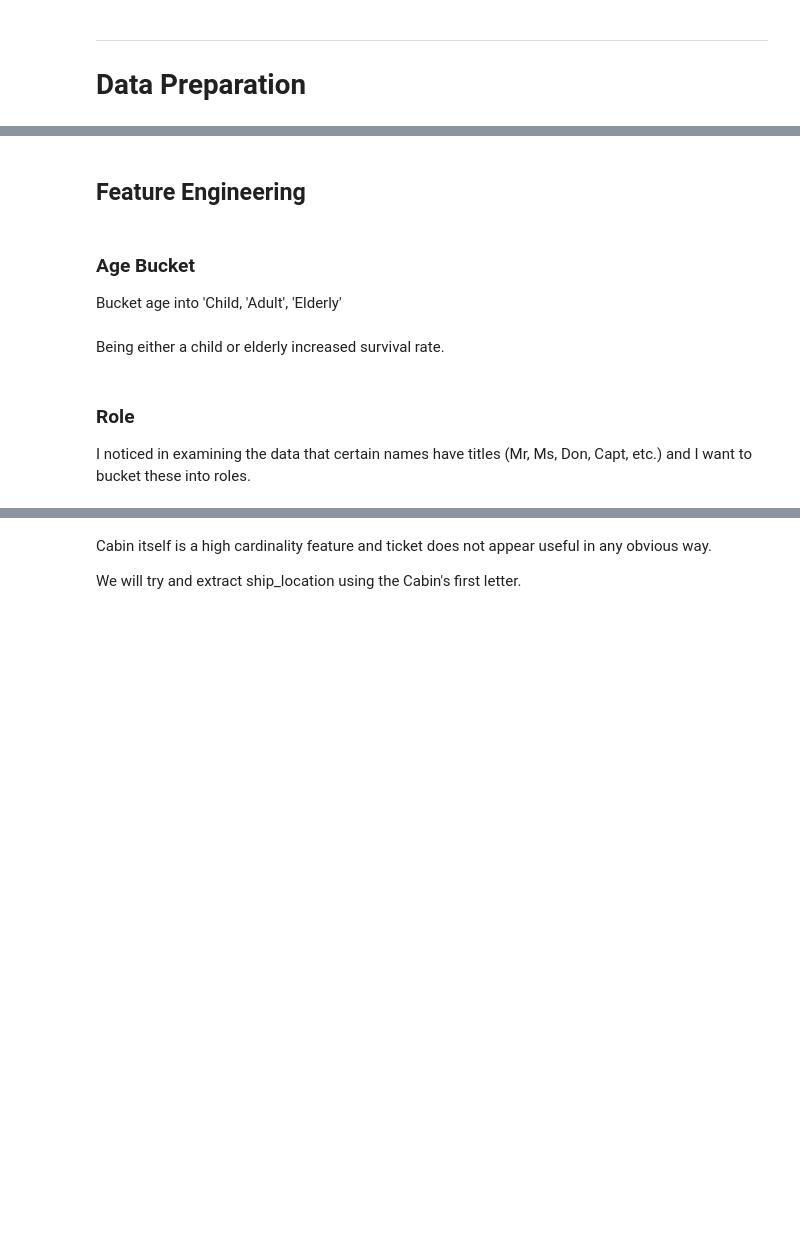
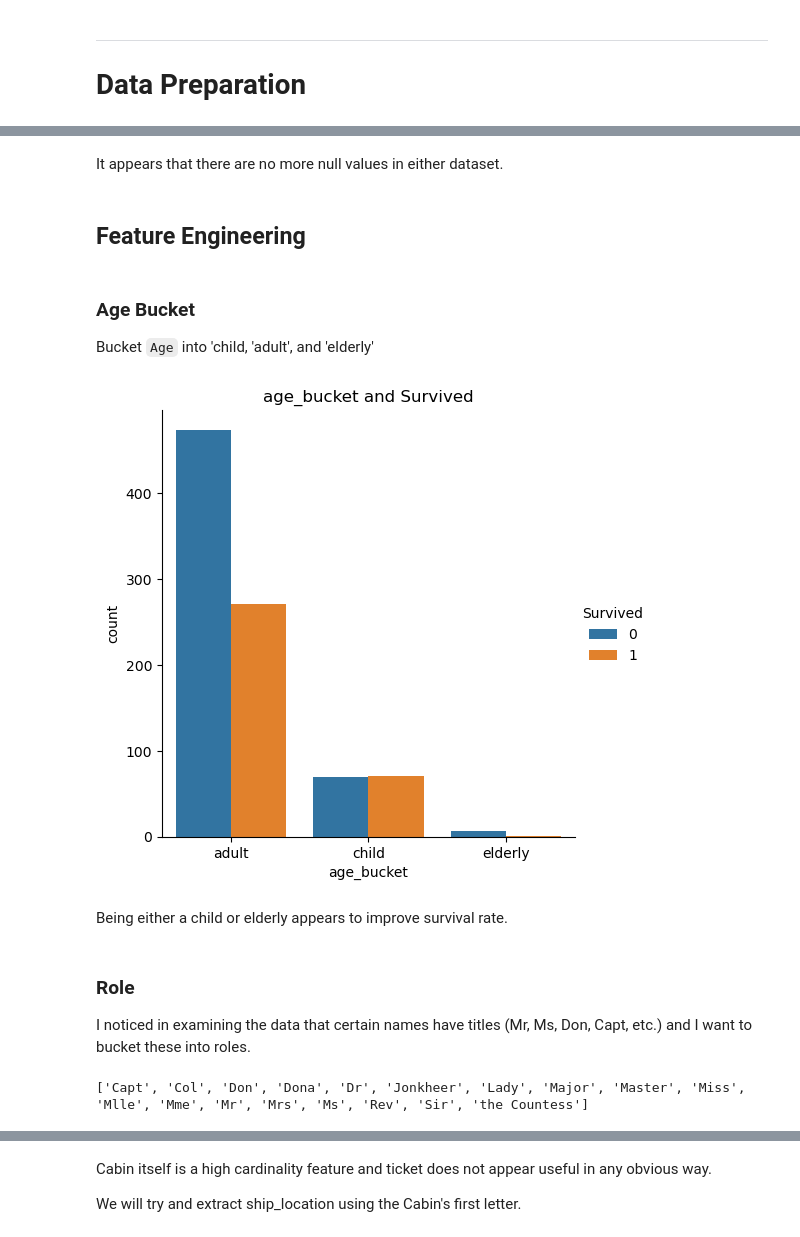
Before and after one commit to levimjoseph/kaggle-public, a Jupyter notebook: titanic-classification.ipynb, the cells around one changed output, grey strips where cells are left out. Saved outputs shown, nothing was run; the diff lists cells and outputs as text; code cells hidden in the pictures; blank space fills up the shorter version.

```diff
--- a/titanic-classification.ipynb
+++ b/titanic-classification.ipynb
@@ -176,3 +297,10 @@ e_test_df['Embarked'] = e_test_df['Embarked'].fillna(e_test_df['Embarked'].mode(
+# %%
+# Cabin impute
+train_df['Cabin'] = train_df['Cabin'].fillna('NA')
+test_df['Cabin'] = test_df['Cabin'].fillna('NA')
+# %%
+# Embarked impute using mode
+train_df['Embarked'] = train_df['Embarked'].fillna(train_df['Embarked'].mode()[0])
 # %%
 # checking Age for distribution and outliers
 sns.boxplot(x='Age', data=train_df).set(title='Age Distribution')
@@ -192,0 +318,7 @@ e_test_df['Fare'] = e_test_df['Fare'].fillna(e_test_df['Fare'].median())
+# %%
+# Age impute
+train_age_mean = train_df['Age'].mean()
+
+train_df['Age'] = train_df['Age'].fillna(train_age_mean)
+
+test_df['Age'] = test_df['Age'].fillna(train_age_mean)
@@ -199,23 +377,26 @@ e_test_df.info()
+# %% [markdown]
+It appears that there are no more null values in either dataset.
 # %% [markdown]
 ## Feature Engineering
 # %% [markdown]
 ### Age Bucket
-Bucket age into 'Child, 'Adult', 'Elderly'
+
+Bucket `Age` into 'child, 'adult', and 'elderly'
 # %%
 # age_bucket
 age_bins = [0, 18, 65, 100]
 age_labels = ['child','adult', 'elderly']
 
-e_train_df['age_bucket'] = pd.cut(x=e_train_df['Age'], bins=age_bins,
-                    labels=age_labels).astype('object')
+train_df['age_bucket'] = pd.cut(x=train_df['Age'], bins=age_bins,labels=age_labels).astype('object')
 
-e_test_df['age_bucket'] = pd.cut(x=e_test_df['Age'], bins=age_bins,
-                    labels=age_labels).astype('object')
+test_df['age_bucket'] = pd.cut(x=test_df['Age'], bins=age_bins, labels=age_labels).astype('object')
 # %%
 # ship_location and survived
-sns.catplot(x='age_bucket', hue='Survived', data=e_train_df, kind='count').set(title='age_bucket and Survived')
+sns.catplot(x='age_bucket', hue='Survived', data=train_df, kind='count').set(title='age_bucket and Survived')
 plt.show()
+# %% [output]
+[figure, added]
 # %% [markdown]
-Being either a child or elderly increased survival rate.
+Being either a child or elderly appears to improve survival rate.
 # %% [markdown]
 ### Role
@@ -232,10 +414,12 @@ e_test_df = e_test_df.drop(columns=['last_name', 'intermediate', 'first_name'])
 # %%
 # unique titles
-train_title_set = set(e_train_df['title'].tolist())
-test_title_set = set(e_test_df['title'].tolist())
+train_title_set = set(train_df['title'].tolist())
+test_title_set = set(test_df['title'].tolist())
 title_sorted = sorted(train_title_set.union(test_title_set))
 
 print(title_sorted)
+# %% [output]
+['Capt', 'Col', 'Don', 'Dona', 'Dr', 'Jonkheer', 'Lady', 'Major', 'Master', 'Miss', 'Mlle', 'Mme', 'Mr', 'Mrs', 'Ms', 'Rev', 'Sir', 'the Countess']
 # %%
 # assign titles to roles
 def assign_role(row):
```
Also changed, not shown: parts of 57 cells of this notebook.
